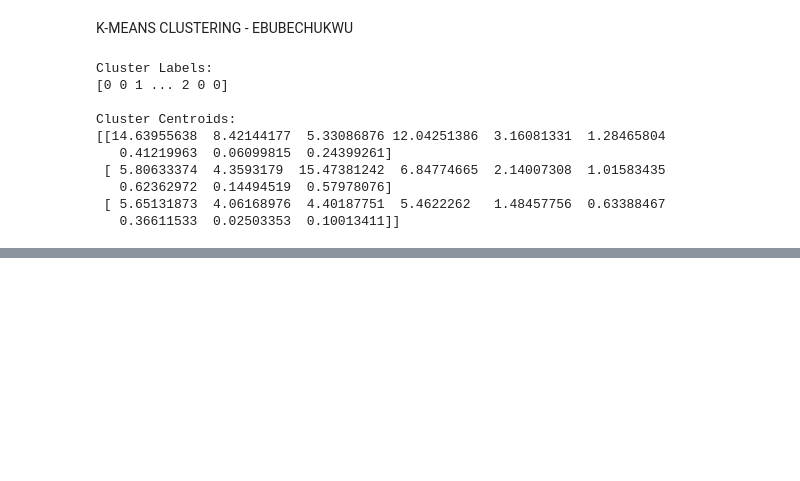
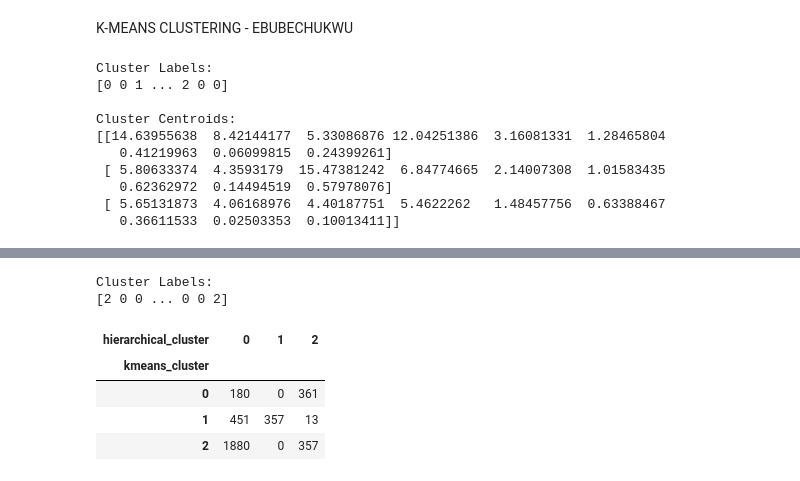
Before and after one commit to Paddyrey/TechCrush-Capstone-Group-11-Project, a Jupyter notebook: notebooks/Model_Test_Train.ipynb, the cells around one changed output, grey strips where cells are left out. Cells and saved outputs as stored; diff of their text form; code cells hidden in the pictures; blank space fills up the shorter version.

```diff
--- a/notebooks/Model_Test_Train.ipynb
+++ b/notebooks/Model_Test_Train.ipynb
@@ -528,0 +548,25 @@ Cluster Centroids:
+# %%
+hc = AgglomerativeClustering(n_clusters=3, linkage='ward')
+hc_labels = hc.fit_predict(X)
+
+print("Cluster Labels:")
+print(hc_labels)
+# %% [output]
+Cluster Labels:
+[2 0 0 ... 0 0 2]
+# %%
+import pandas as pd
+
+comparison = pd.DataFrame({
+    'kmeans_cluster': clusters,      # from your teammate's cell above
+    'hierarchical_cluster': hc_labels
+})
+
+# Cross-tab shows how much the two methods agree on groupings
+pd.crosstab(comparison['kmeans_cluster'], comparison['hierarchical_cluster'])
+# %% [output]
+| hierarchical_cluster | 0 | 1 | 2 |
+| kmeans_cluster |  |  |  |
+| 0 | 180 | 0 | 361 |
+| 1 | 451 | 357 | 13 |
+| 2 | 1880 | 0 | 357 |
```
Also changed, not shown: parts of 4 cells of this notebook.
